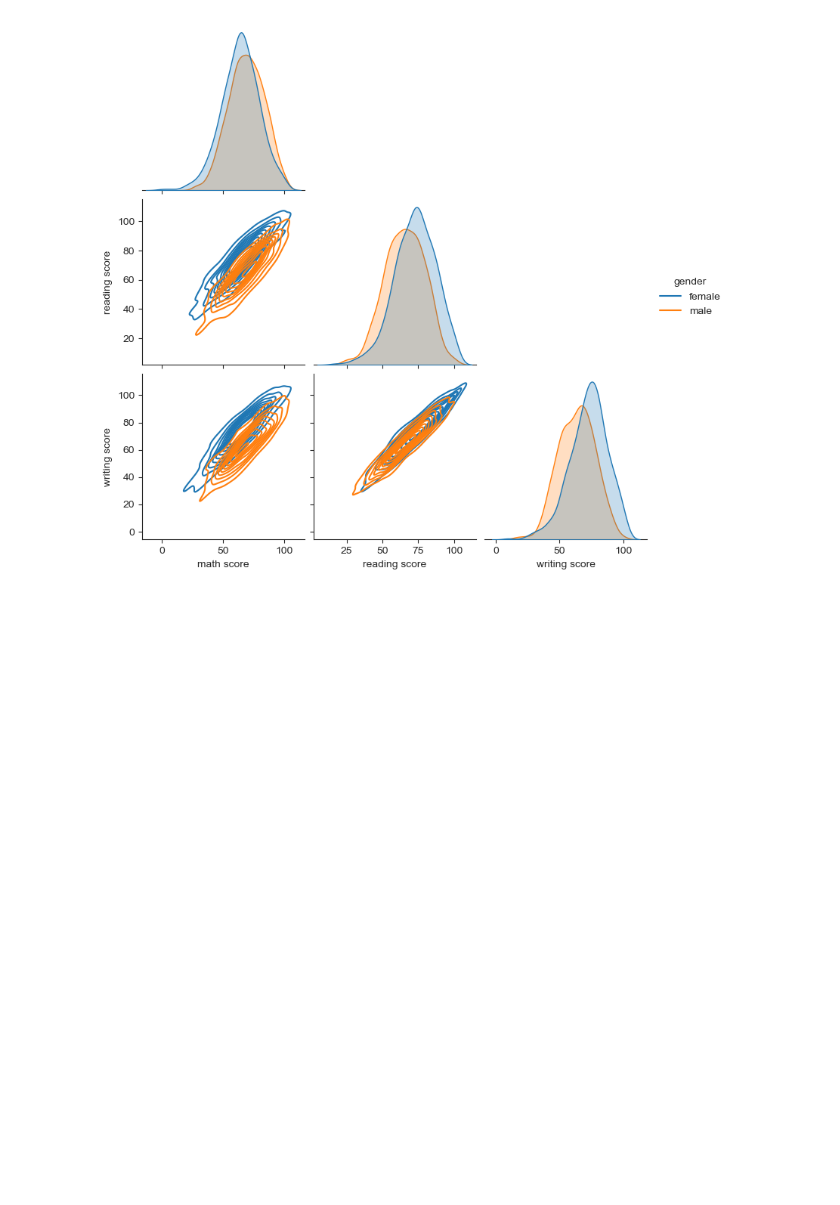
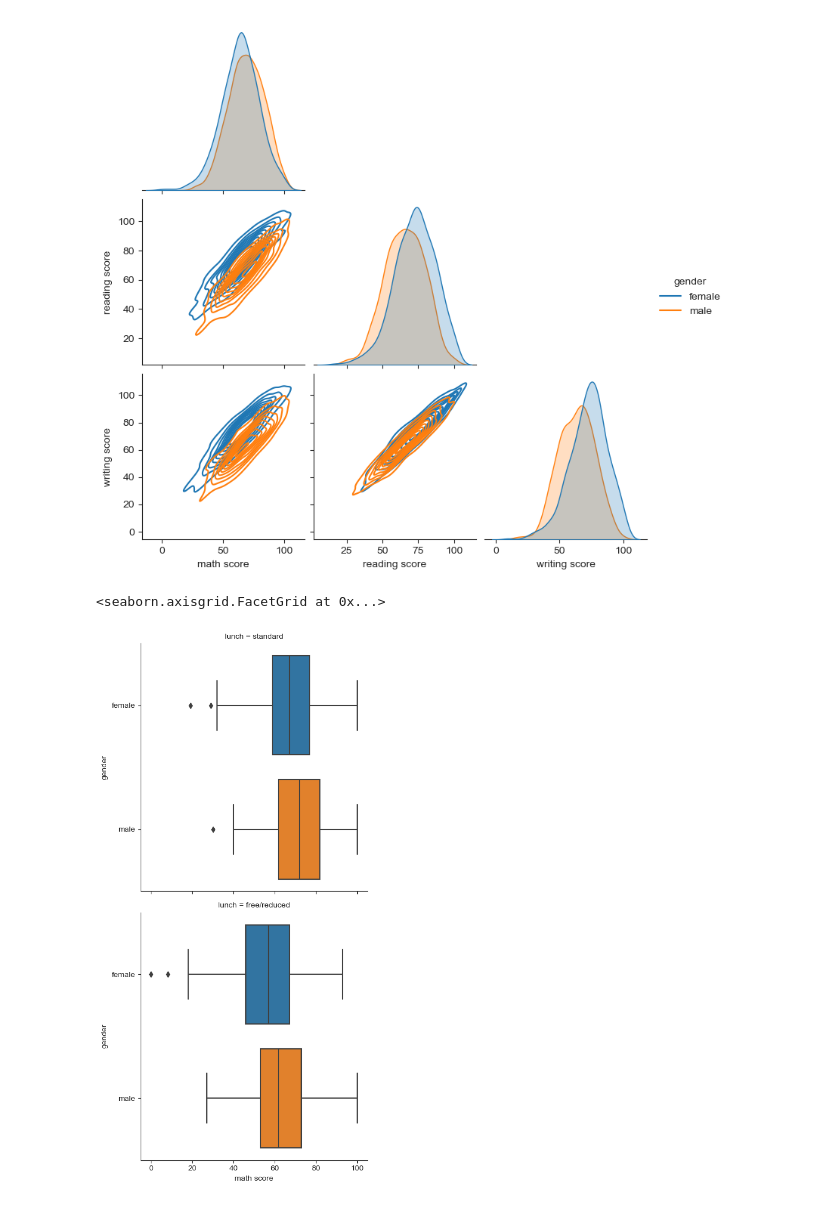
Before and after one commit to rohitcodism/ML-DS, a Jupyter notebook: practices/Seaborn/scatterPlot.ipynb, the cells around one changed output. Saved outputs shown, nothing was run; the diff lists cells and outputs as text; code cells hidden in the pictures; blank space fills up the shorter version.

```diff
--- a/practices/Seaborn/scatterPlot.ipynb
+++ b/practices/Seaborn/scatterPlot.ipynb
@@ -300,3 +300,8 @@ sns.pairplot(data=df7, hue='gender', corner=True, kind='kde')
 # %% [output]
 <seaborn.axisgrid.PairGrid at 0x...>
 [figure]
+# %%
+sns.catplot(data=df7, x='math score', y='gender', kind='box', row='lunch')
+# %% [output]
+<seaborn.axisgrid.FacetGrid at 0x...>
+[figure, added]
```
